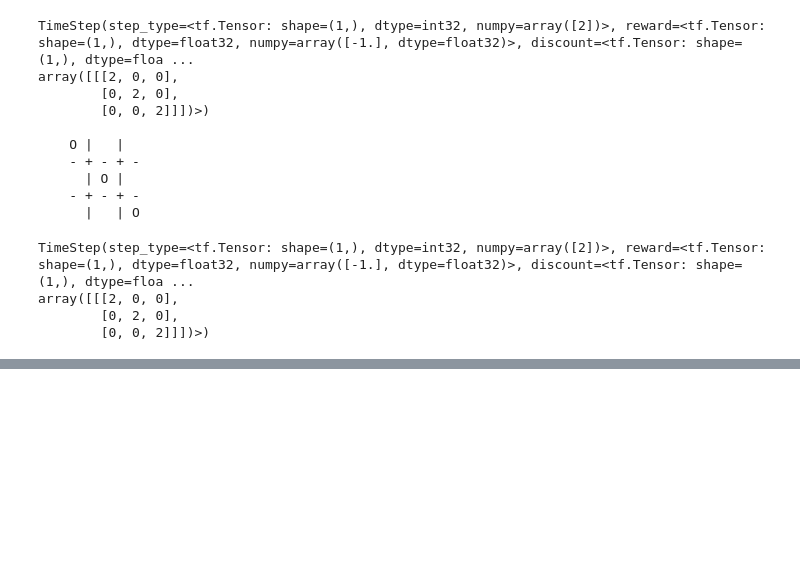
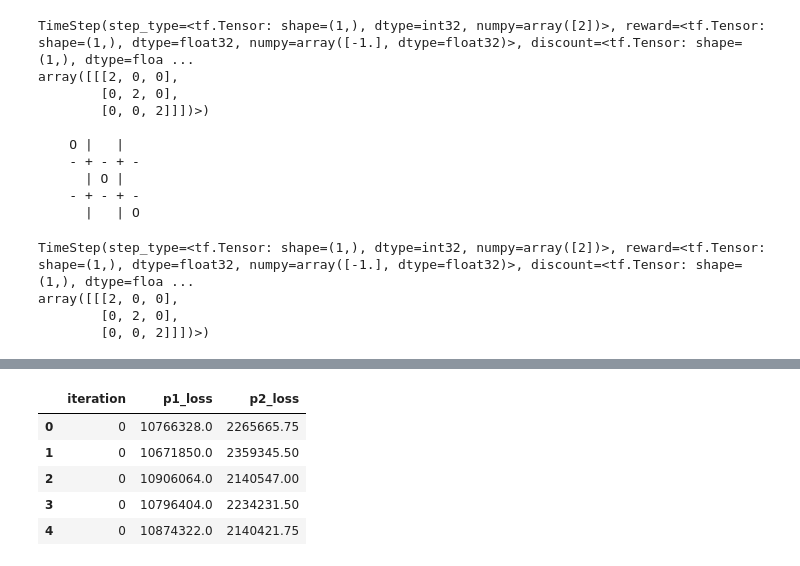
Before and after one commit to DylanCope/Multi-Agent-RL-with-TF, a Jupyter notebook: DMARL with TF-Agents.ipynb, the cells around one changed output, grey strips where cells are left out. Saved outputs shown, nothing was run; the diff lists cells and outputs as text; code cells hidden in the pictures; blank space fills up the shorter version.

```diff
--- a/DMARL with TF-Agents.ipynb
+++ b/DMARL with TF-Agents.ipynb
@@ -405,0 +742,10 @@ array([[[2, 0, 0],
+# %%
+loss_data = pd.DataFrame.from_records(loss_infos)
+loss_data.head()
+# %% [output]
+|  | iteration | p1_loss | p2_loss |
+| 0 | 0 | 10766328.0 | 2265665.75 |
+| 1 | 0 | 10671850.0 | 2359345.50 |
+| 2 | 0 | 10906064.0 | 2140547.00 |
+| 3 | 0 | 10796404.0 | 2234231.50 |
+| 4 | 0 | 10874322.0 | 2140421.75 |
```
Also changed, not shown: parts of 27 cells of this notebook.
